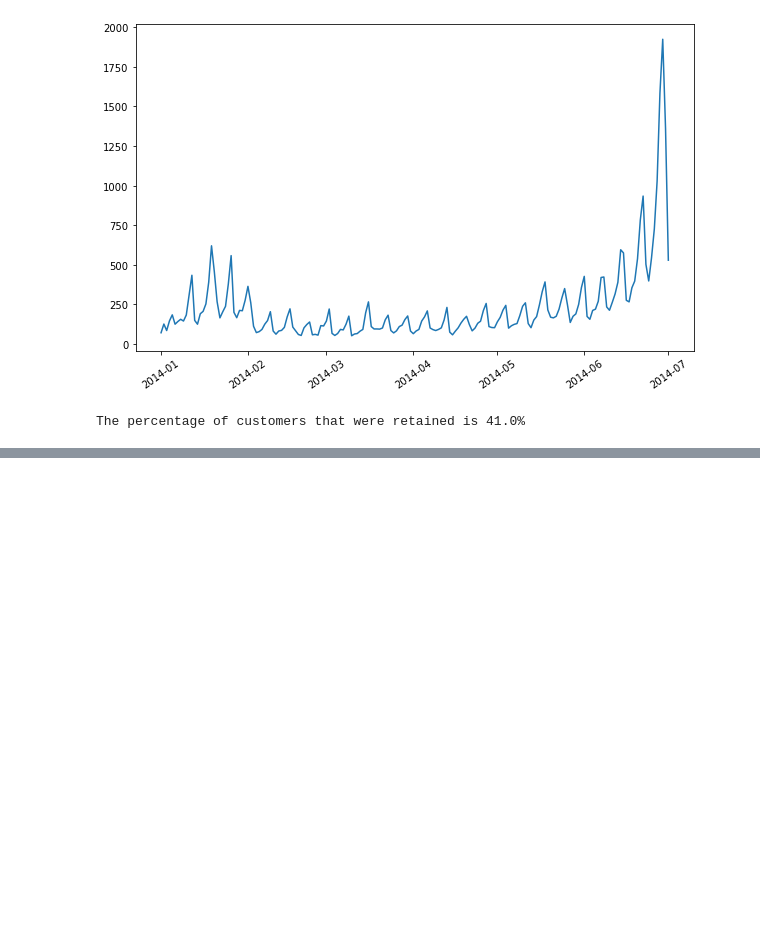
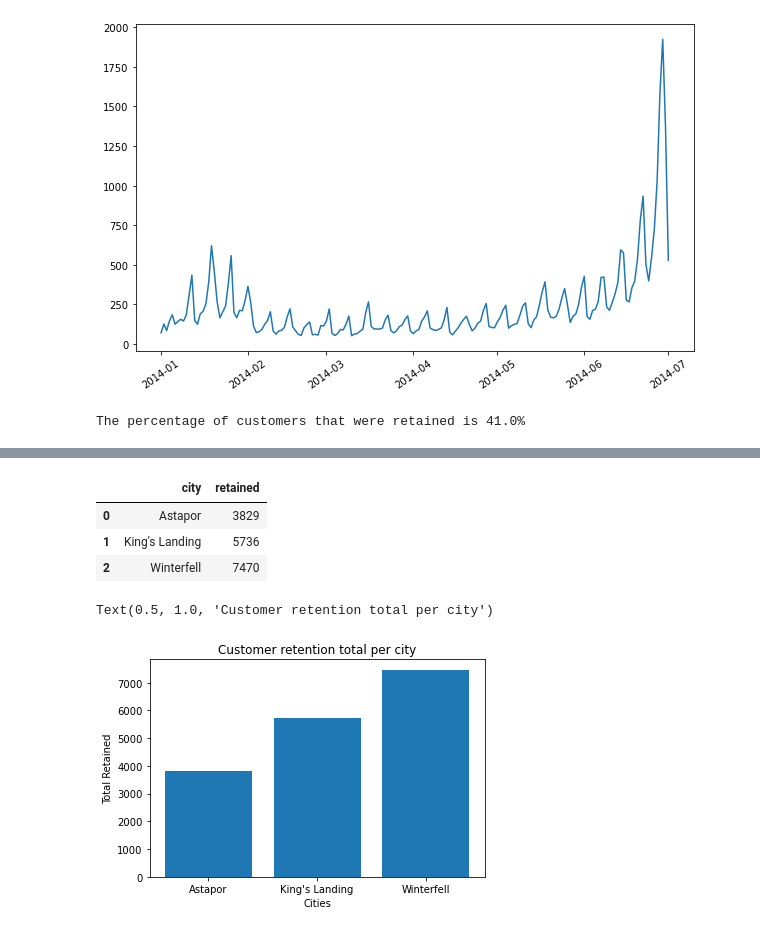
Before and after one commit to dvanheeswijk/Springboard, a Jupyter notebook: ultimate_challenge/Ultimate_challenge.ipynb, the cells around one changed output, grey strips where cells are left out. Saved outputs shown, nothing was run; the diff lists cells and outputs as text; code cells hidden in the pictures; blank space fills up the shorter version.

```diff
--- a/ultimate_challenge/Ultimate_challenge.ipynb
+++ b/ultimate_challenge/Ultimate_challenge.ipynb
@@ -307,0 +320,10 @@ The percentage of customers that were retained is 41.0%
+# %%
+def retention(c):
+    if c['last_month'] < 6:
+        return 0
+    else:
+        return 1
+
+file['retained'] = file.apply(retention, axis=1)
+
+file.head()
@@ -307,0 +337,2 @@ The percentage of customers that were retained is 41.0%
+# %%
+file.drop(columns='last_month', inplace=True)
@@ -307,0 +362,20 @@ The percentage of customers that were retained is 41.0%
+# %%
+temp = file.groupby('city')['retained'].sum()
+
+temp = pd.DataFrame(temp)
+# %%
+temp.reset_index(inplace=True)
+temp
+# %% [output]
+|  | city | retained |
+| 0 | Astapor | 3829 |
+| 1 | King's Landing | 5736 |
+| 2 | Winterfell | 7470 |
+# %%
+plt.bar(temp['city'], temp['retained'])
+plt.xlabel('Cities')
+plt.ylabel('Total Retained')
+plt.title('Customer retention total per city')
+# %% [output]
+Text(0.5, 1.0, 'Customer retention total per city')
+[figure, added]
```
Also changed, not shown: parts of 10 cells of this notebook, 1 other file.
